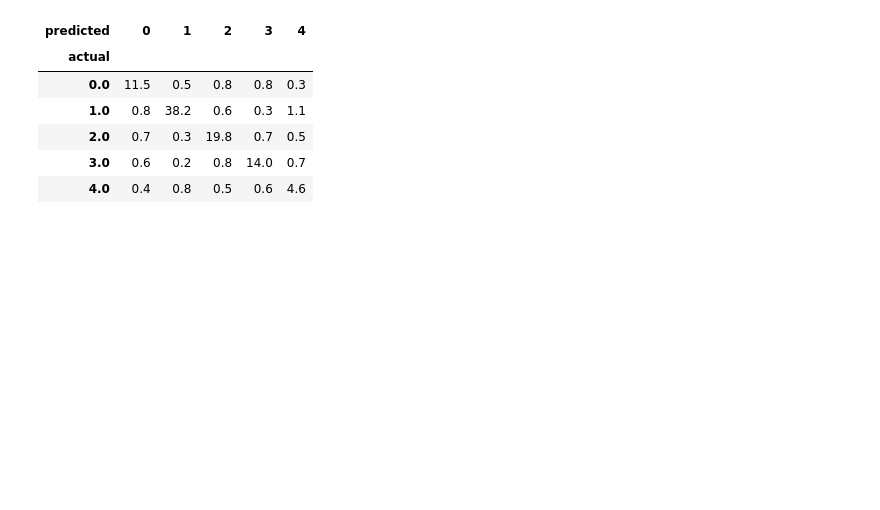
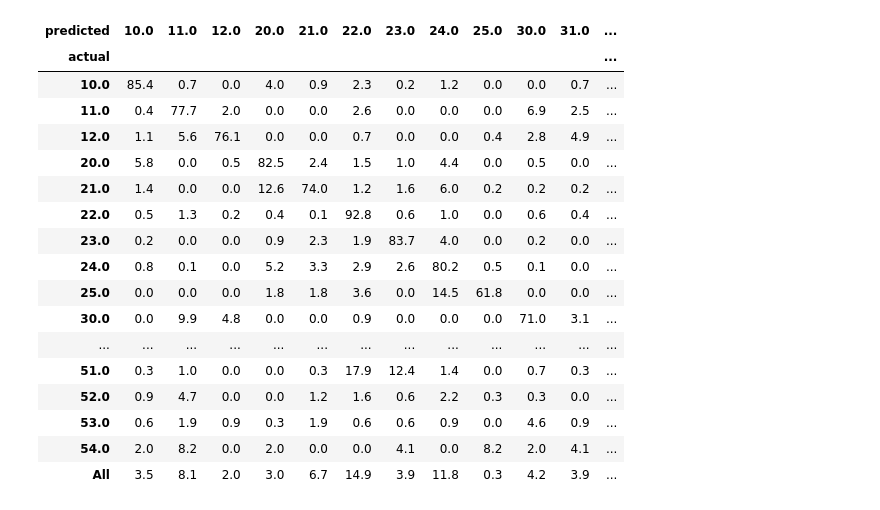
Before and after one commit to nickeubank/leaa_subj, a Jupyter notebook: 10_code/10_bert_training_notebook_2digit_weighted.ipynb, the cells around one changed output. Saved outputs shown, nothing was run; the diff lists cells and outputs as text; code cells hidden in the pictures; blank space fills up the shorter version.

```diff
--- a/10_code/10_bert_training_notebook_2digit_weighted.ipynb
+++ b/10_code/10_bert_training_notebook_2digit_weighted.ipynb
@@ -162,26 +176,24 @@ device = torch.device("cuda" if torch.cuda.is_available() else "cpu")
 # Load model or checkpoint
 ##########
 
-####
-# Load naive bert
-####
-model = "bert-large-uncased"
-tokenizer = BertTokenizer.from_pretrained(model)
-model = BertForSequenceClassification.from_pretrained(
-    model, num_labels=labeled["label_2_encoded"].nunique()
-)
-model.to(device)
+# ####
+# # Load naive bert
+# ####
+# model = "bert-large-uncased"
+# tokenizer = BertTokenizer.from_pretrained(model)
+# model = BertForSequenceClassification.from_pretrained(
+#     model, num_labels=labeled["label_2_encoded"].nunique()
+# )
+# model.to(device)
 
 ####
 # OR Load checkpoint if loading from checkpoint
 ####
-# model = "bert-large-uncased"
-# tokenizer = BertTokenizer.from_pretrained(model)
-# tokenizer.push_to_hub(repo_id, commit_message=f"transfer over large bert tokenizer")
-#
+
 # model = BertForSequenceClassification.from_pretrained(repo_id).to(device)
 # tokenizer = BertTokenizer.from_pretrained(repo_id)
 # model.eval()
+
 
 # Data Prep
 train_dataset = ClassificationDataset(train_text, train_label, tokenizer, MAX_LEN)
@@ -320,6 +368,8 @@ hypers.sort_values("accuracy", ascending=False)
 # %%
+decoded_predictions = label_encoder.inverse_transform(all_predictions)
+decoded_actual = label_encoder.inverse_transform(test_label)
 predictions_and_actual = pd.DataFrame(
-    {"actual": test_label, "predicted": all_predictions}
+    {"actual": decoded_actual, "predicted": decoded_predictions}
 )
 pd.crosstab(predictions_and_actual["actual"], predictions_and_actual["predicted"])
 # %% [output]
@@ -332,0 +395,11 @@ pd.crosstab(predictions_and_actual["actual"], predictions_and_actual["predicted"
+# %%
+pd.options.display.max_columns = None
+
+confusion = pd.crosstab(
+    predictions_and_actual["actual"],
+    predictions_and_actual["predicted"],
+    normalize="all",
+)
+confusion.to_parquet("../30_results/large_bert_confusion_matrix_2digit.parquet")
+confusion_to_print = np.round(confusion * 100, decimals=1)
+confusion_to_print
@@ -333,17 +425,29 @@ pd.crosstab(predictions_and_actual["actual"], predictions_and_actual["predicted"
 # %%
 confusion = pd.crosstab(
     predictions_and_actual["actual"],
     predictions_and_actual["predicted"],
-    normalize=True,
+    normalize="index",  # rows sum to 100.
+    margins=True,
 )
-confusion.to_parquet("large_bert_confusion_matrix.parquet")
+# confusion.to_parquet("large_bert_confusion_matrix_margins.parquet")
 confusion_to_print = np.round(confusion * 100, decimals=1)
 confusion_to_print
 # %% [output]
-| predicted | 0 | 1 | 2 | 3 | 4 |
-| actual |  |  |  |  |  |
-| 0.0 | 11.5 | 0.5 | 0.8 | 0.8 | 0.3 |
-| 1.0 | 0.8 | 38.2 | 0.6 | 0.3 | 1.1 |
-| 2.0 | 0.7 | 0.3 | 19.8 | 0.7 | 0.5 |
-| 3.0 | 0.6 | 0.2 | 0.8 | 14.0 | 0.7 |
-| 4.0 | 0.4 | 0.8 | 0.5 | 0.6 | 4.6 |
+| predicted | 10.0 | 11.0 | 12.0 | 20.0 | 21.0 | 22.0 | 23.0 | 24.0 | 25.0 | 30.0 | 31.0 | ... |
+| actual |  |  |  |  |  |  |  |  |  |  |  | ... |
+| 10.0 | 85.4 | 0.7 | 0.0 | 4.0 | 0.9 | 2.3 | 0.2 | 1.2 | 0.0 | 0.0 | 0.7 | ... |
+| 11.0 | 0.4 | 77.7 | 2.0 | 0.0 | 0.0 | 2.6 | 0.0 | 0.0 | 0.0 | 6.9 | 2.5 | ... |
+| 12.0 | 1.1 | 5.6 | 76.1 | 0.0 | 0.0 | 0.7 | 0.0 | 0.0 | 0.4 | 2.8 | 4.9 | ... |
+| 20.0 | 5.8 | 0.0 | 0.5 | 82.5 | 2.4 | 1.5 | 1.0 | 4.4 | 0.0 | 0.5 | 0.0 | ... |
+| 21.0 | 1.4 | 0.0 | 0.0 | 12.6 | 74.0 | 1.2 | 1.6 | 6.0 | 0.2 | 0.2 | 0.2 | ... |
+| 22.0 | 0.5 | 1.3 | 0.2 | 0.4 | 0.1 | 92.8 | 0.6 | 1.0 | 0.0 | 0.6 | 0.4 | ... |
+| 23.0 | 0.2 | 0.0 | 0.0 | 0.9 | 2.3 | 1.9 | 83.7 | 4.0 | 0.0 | 0.2 | 0.0 | ... |
+| 24.0 | 0.8 | 0.1 | 0.0 | 5.2 | 3.3 | 2.9 | 2.6 | 80.2 | 0.5 | 0.1 | 0.0 | ... |
+| 25.0 | 0.0 | 0.0 | 0.0 | 1.8 | 1.8 | 3.6 | 0.0 | 14.5 | 61.8 | 0.0 | 0.0 | ... |
+| 30.0 | 0.0 | 9.9 | 4.8 | 0.0 | 0.0 | 0.9 | 0.0 | 0.0 | 0.0 | 71.0 | 3.1 | ... |
+| ... | ... | ... | ... | ... | ... | ... | ... | ... | ... | ... | ... | ... |
+| 51.0 | 0.3 | 1.0 | 0.0 | 0.0 | 0.3 | 17.9 | 12.4 | 1.4 | 0.0 | 0.7 | 0.3 | ... |
+| 52.0 | 0.9 | 4.7 | 0.0 | 0.0 | 1.2 | 1.6 | 0.6 | 2.2 | 0.3 | 0.3 | 0.0 | ... |
+| 53.0 | 0.6 | 1.9 | 0.9 | 0.3 | 1.9 | 0.6 | 0.6 | 0.9 | 0.0 | 4.6 | 0.9 | ... |
+| 54.0 | 2.0 | 8.2 | 0.0 | 2.0 | 0.0 | 0.0 | 4.1 | 0.0 | 8.2 | 2.0 | 4.1 | ... |
+| All | 3.5 | 8.1 | 2.0 | 3.0 | 6.7 | 14.9 | 3.9 | 11.8 | 0.3 | 4.2 | 3.9 | ... |
```
Also changed, not shown: parts of 11 cells of this notebook, 18 other files.
